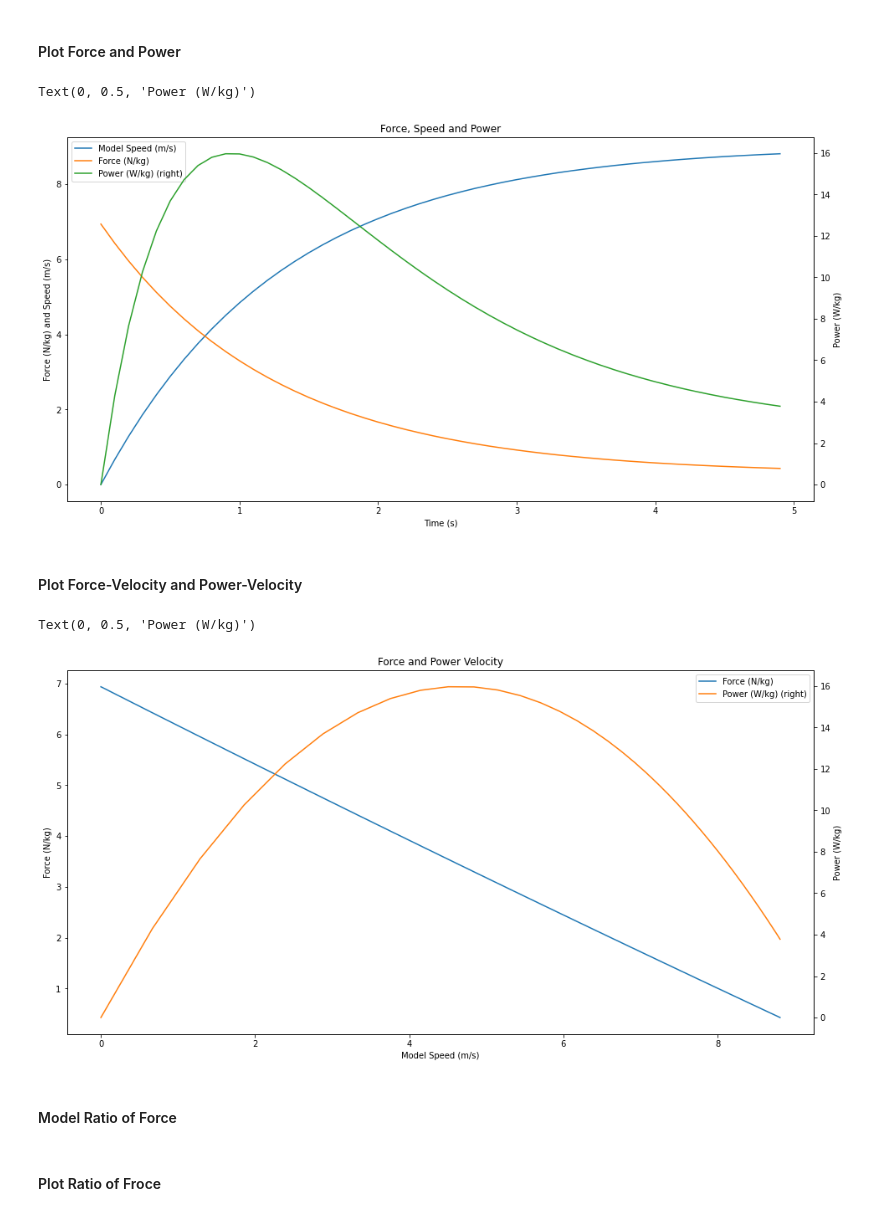
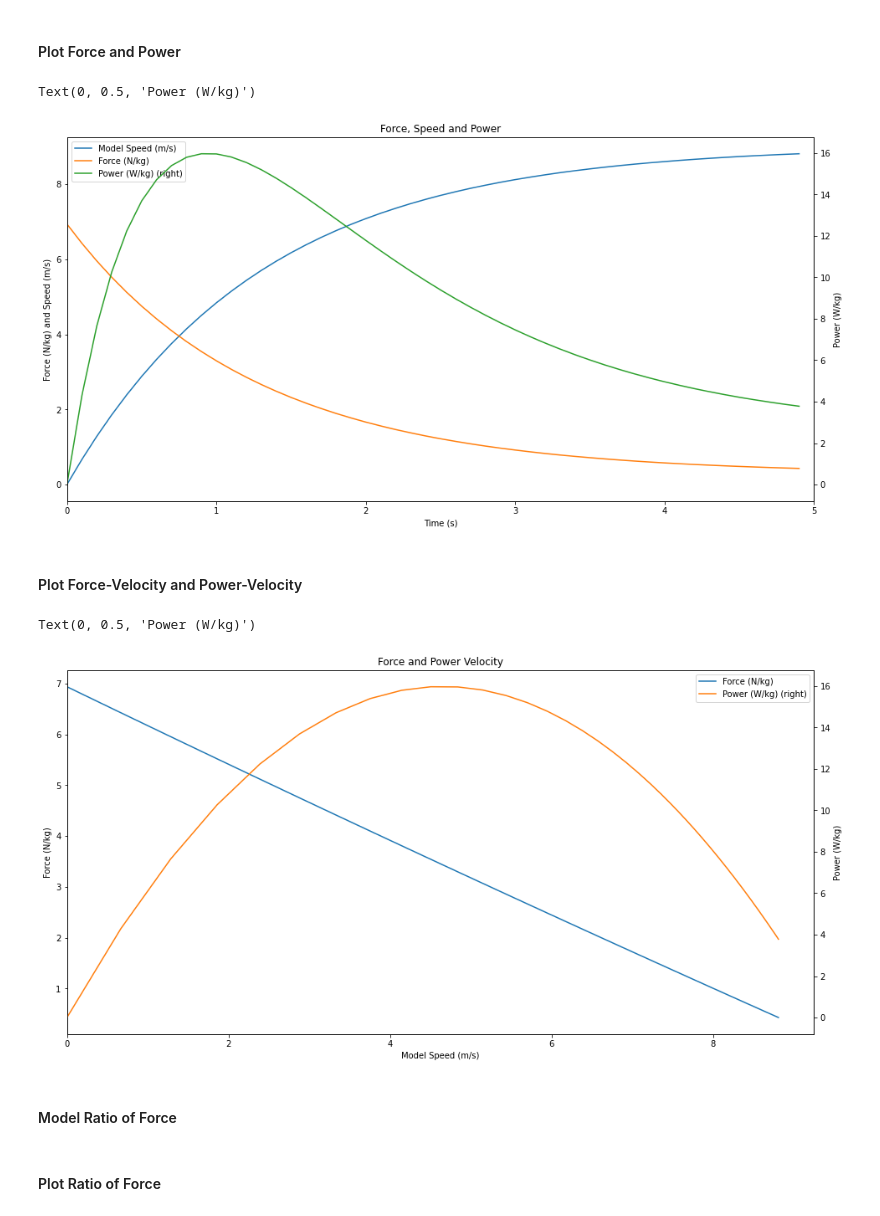
Before and after one commit to sportsdatasolutions/force_velocity_profile, a Jupyter notebook: fvp.ipynb, the cells around one changed output. Saved outputs shown, nothing was run; the diff lists cells and outputs as text; code cells hidden in the pictures.

```diff
--- a/fvp.ipynb
+++ b/fvp.ipynb
@@ -40,8 +21,19 @@ tau = 1.3
 # %% [markdown]
 #### Model Speed and Acceleration
 # %%
-df["Model Speed (m/s)"] = helpers.model_speed(df["Time (s)"], df["Velocity (m/s)"], max_velocity, tau)
-df["Acceleration (m/s2)"] = helpers.model_acceleration(df["Time (s)"], df["Velocity (m/s)"], max_velocity, tau)
+df["Model Speed (m/s)"] = helpers.model_speed(
+    df["Time (s)"],
+    df["Velocity (m/s)"],
+    max_velocity,
+    tau
+)
+
+df["Acceleration (m/s2)"] = helpers.model_acceleration(
+    df["Time (s)"],
+    df["Velocity (m/s)"],
+    max_velocity,
+    tau
+)
 # %% [markdown]
 #### Plot Speed and Acceleration
 # %%
@@ -54,15 +47,14 @@ Text(0, 0.5, 'Speed (m/s) and Acceleration (m/s2)')
 # %% [markdown]
 #### Model Force and Power
 # %%
-df["Force (N/kg)"] = helpers.model_force(
-    df["Time (s)"],
-    df["Velocity (m/s)"],
-    max_velocity,
+df["Force (N)"] = helpers.model_force(
     bodyweight,
     height,
     df["Acceleration (m/s2)"],
     df["Model Speed (m/s)"]
-    )
+)
+
+df["Force (N/kg)"] = df["Force (N)"] / bodyweight
 
 df["Power (W/kg)"] = df["Force (N/kg)"] * df["Model Speed (m/s)"]
 # %% [markdown]
@@ -70,21 +62,23 @@ df["Power (W/kg)"] = df["Force (N/kg)"] * df["Model Speed (m/s)"]
 # %%
 force_power_df = df[["Time (s)", "Model Speed (m/s)", "Force (N/kg)", "Power (W/kg)"]]
 plot = force_power_df.plot.line(x="Time (s)", secondary_y="Power (W/kg)", figsize=(16,8), title="Force, Speed and Power")
 plot.set_ylabel("Force (N/kg) and Speed (m/s)")
+plot.set_xlim(0,5)
 plot.right_ax.set_ylabel("Power (W/kg)")
 # %% [output]
 Text(0, 0.5, 'Power (W/kg)')
-[figure, old version]
+[figure, new version]
 # %% [markdown]
 #### Plot Force-Velocity and Power-Velocity
 # %%
 force_power_velocity_df = df[["Model Speed (m/s)", "Force (N/kg)", "Power (W/kg)"]]
 plot = force_power_velocity_df.plot.line(x="Model Speed (m/s)", secondary_y="Power (W/kg)", figsize=(16,8), title="Force and Power Velocity")
 plot.set_ylabel("Force (N/kg)")
+plot.set_xlim(0)
 plot.right_ax.set_ylabel("Power (W/kg)")
 # %% [output]
 Text(0, 0.5, 'Power (W/kg)')
-[figure, old version]
+[figure, new version]
 # %% [markdown]
 #### Model Ratio of Force
 # %%
@@ -98,3 +90,3 @@ df["Ratio Force (%)"] = helpers.model_ratio_force(
 # %% [markdown]
-#### Plot Ratio of Froce
+#### Plot Ratio of Force
 # %%
```
Also changed, not shown: parts of 10 cells of this notebook, 1 other file.
